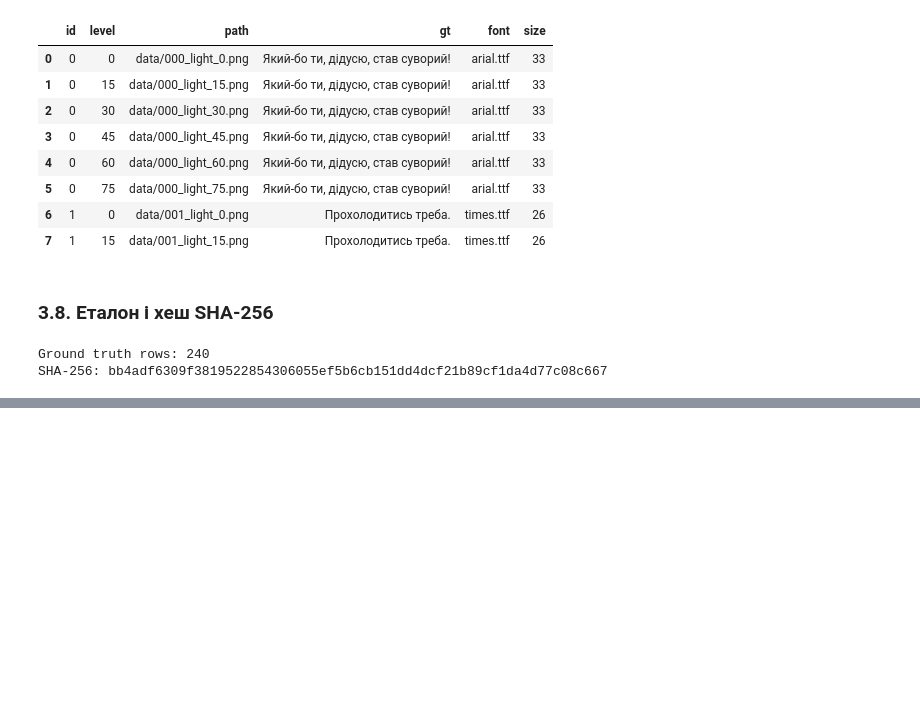
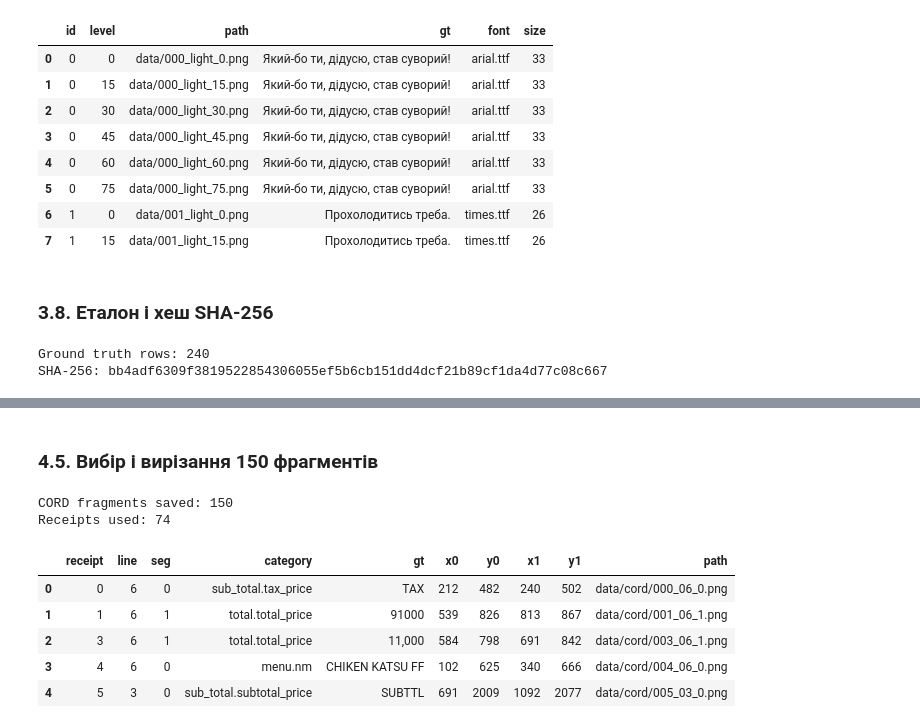
Before and after one commit to TanyaTverdun/AI_lab3_text_recognition, a Jupyter notebook: lab3.ipynb, the cells around one changed output, grey strips where cells are left out. Saved outputs shown, nothing was run; the diff lists cells and outputs as text; code cells hidden in the pictures; blank space fills up the shorter version.

```diff
--- a/lab3.ipynb
+++ b/lab3.ipynb
@@ -263,0 +370,21 @@ SHA-256: bb4adf6309f3819522854306055ef5b6cb151dd4dcf21b89cf1da4d77c08c667
+# %%
+fragments = []
+for r, gt_json in enumerate(cord["ground_truth"]):
+    receipt_gt = json.loads(gt_json)
+    for j, line in enumerate(receipt_gt["valid_line"]):
+        for k, seg in enumerate(split_line(line)):
+            boxes = [word_box(w) for w in seg]
+            fragments.append({
+                "receipt": r, "line": j, "seg": k,
+                "category": line["category"],
+                "gt": " ".join(w["text"] for w in seg),
+                "x0": min(b[0] for b in boxes), "y0": min(b[1] for b in boxes),
+                "x1": max(b[2] for b in boxes), "y1": max(b[3] for b in boxes),
+            })
+
+frags = pd.DataFrame(fragments)
+print("All fragments:", len(frags))
+
+frags = frags[frags["gt"].str.len() >= 3].reset_index(drop=True)
+print("Fragments with 3+ characters:", len(frags))
+frags.head()
@@ -263,0 +400,31 @@ SHA-256: bb4adf6309f3819522854306055ef5b6cb151dd4dcf21b89cf1da4d77c08c667
+# %% [markdown]
+### 4.5. Вибір і вирізання 150 фрагментів
+# %%
+N_CORD = 150
+idx = rng.choice(len(frags), size=N_CORD, replace=False)
+sample = frags.iloc[np.sort(idx)].reset_index(drop=True)
+sample["path"] = [f"data/cord/{r:03d}_{j:02d}_{k}.png"
+                  for r, j, k in zip(sample["receipt"], sample["line"], sample["seg"])]
+
+os.makedirs("data/cord", exist_ok=True)
+for r, group in sample.groupby("receipt"):
+    photo = cord[int(r)]["image"].convert("L")
+    for row in group.itertuples():
+        pad = max(2, round(0.1 * (row.y1 - row.y0)))
+        crop = photo.crop((max(0, row.x0 - pad), max(0, row.y0 - pad),
+                           min(photo.width, row.x1 + pad), min(photo.height, row.y1 + pad)))
+        crop.save(row.path)
+
+sample.to_csv("data/cord_ground_truth.csv", index=False, lineterminator="\n")
+print("CORD fragments saved:", len(sample))
+print("Receipts used:", sample["receipt"].nunique())
+sample.head()
+# %% [output]
+CORD fragments saved: 150
+Receipts used: 74
+|  | receipt | line | seg | category | gt | x0 | y0 | x1 | y1 | path |
+| 0 | 0 | 6 | 0 | sub_total.tax_price | TAX | 212 | 482 | 240 | 502 | data/cord/000_06_0.png |
+| 1 | 1 | 6 | 1 | total.total_price | 91000 | 539 | 826 | 813 | 867 | data/cord/001_06_1.png |
+| 2 | 3 | 6 | 1 | total.total_price | 11,000 | 584 | 798 | 691 | 842 | data/cord/003_06_1.png |
+| 3 | 4 | 6 | 0 | menu.nm | CHIKEN KATSU FF | 102 | 625 | 340 | 666 | data/cord/004_06_0.png |
+| 4 | 5 | 3 | 0 | sub_total.subtotal_price | SUBTTL | 691 | 2009 | 1092 | 2077 | data/cord/005_03_0.png |
```
Also changed, not shown: parts of 12 cells of this notebook.
